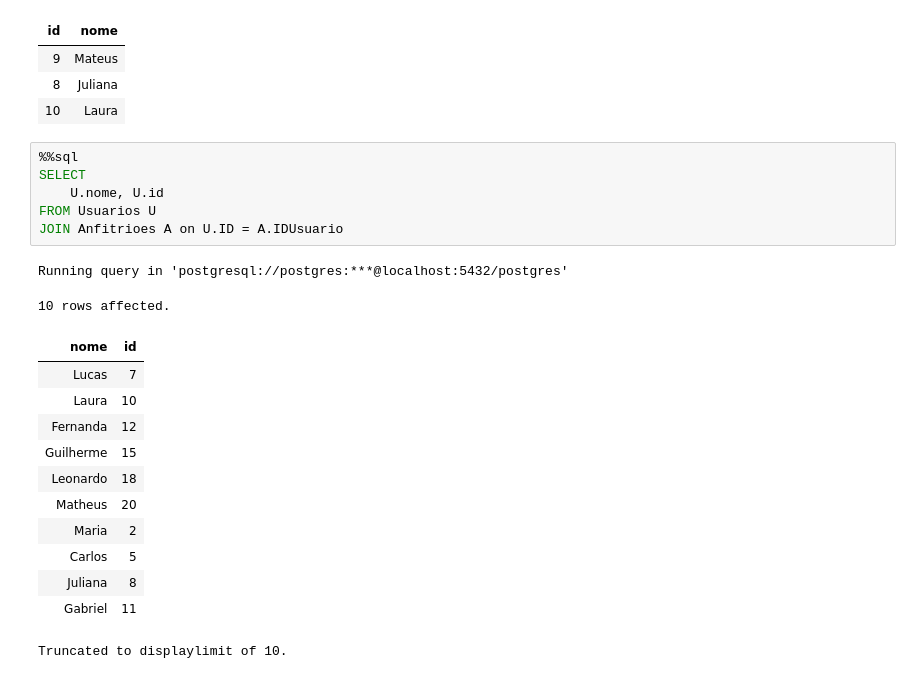
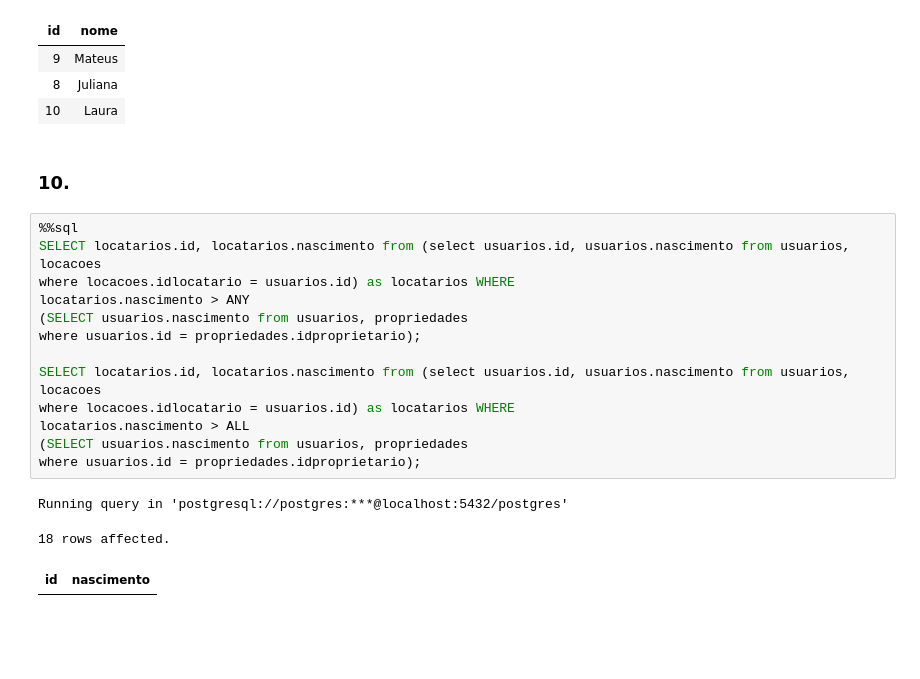
Before and after one commit to MiguelHenri/SCC0240, a Jupyter notebook: t1.ipynb, the cells around one changed output. Saved outputs shown, nothing was run; the diff lists cells and outputs as text; blank space fills up the shorter version.

```diff
--- a/t1.ipynb
+++ b/t1.ipynb
@@ -302,24 +302,22 @@ Running query in 'postgresql://postgres:***@localhost:5432/postgres'
 | 9 | Mateus |
 | 8 | Juliana |
 | 10 | Laura |
-# %%
-%%sql
-SELECT
-    U.nome, U.id
-FROM Usuarios U
-JOIN Anfitrioes A on U.ID = A.IDUsuario
-# %% [output]
-Running query in 'postgresql://postgres:***@localhost:5432/postgres'
-10 rows affected.
-| nome | id |
-| Lucas | 7 |
-| Laura | 10 |
-| Fernanda | 12 |
-| Guilherme | 15 |
-| Leonardo | 18 |
-| Matheus | 20 |
-| Maria | 2 |
-| Carlos | 5 |
-| Juliana | 8 |
-| Gabriel | 11 |
-Truncated to displaylimit of 10.
+# %% [markdown]
+### 10.
+# %%
+%%sql
+SELECT locatarios.id, locatarios.nascimento from (select usuarios.id, usuarios.nascimento from usuarios, locacoes
+where locacoes.idlocatario = usuarios.id) as locatarios WHERE
+locatarios.nascimento > ANY
+(SELECT usuarios.nascimento from usuarios, propriedades
+where usuarios.id = propriedades.idproprietario);
+
+SELECT locatarios.id, locatarios.nascimento from (select usuarios.id, usuarios.nascimento from usuarios, locacoes
+where locacoes.idlocatario = usuarios.id) as locatarios WHERE
+locatarios.nascimento > ALL
+(SELECT usuarios.nascimento from usuarios, propriedades
+where usuarios.id = propriedades.idproprietario);
+# %% [output]
+Running query in 'postgresql://postgres:***@localhost:5432/postgres'
+18 rows affected.
+| id | nascimento |
```
Also changed, not shown: parts of 4 cells of this notebook.
